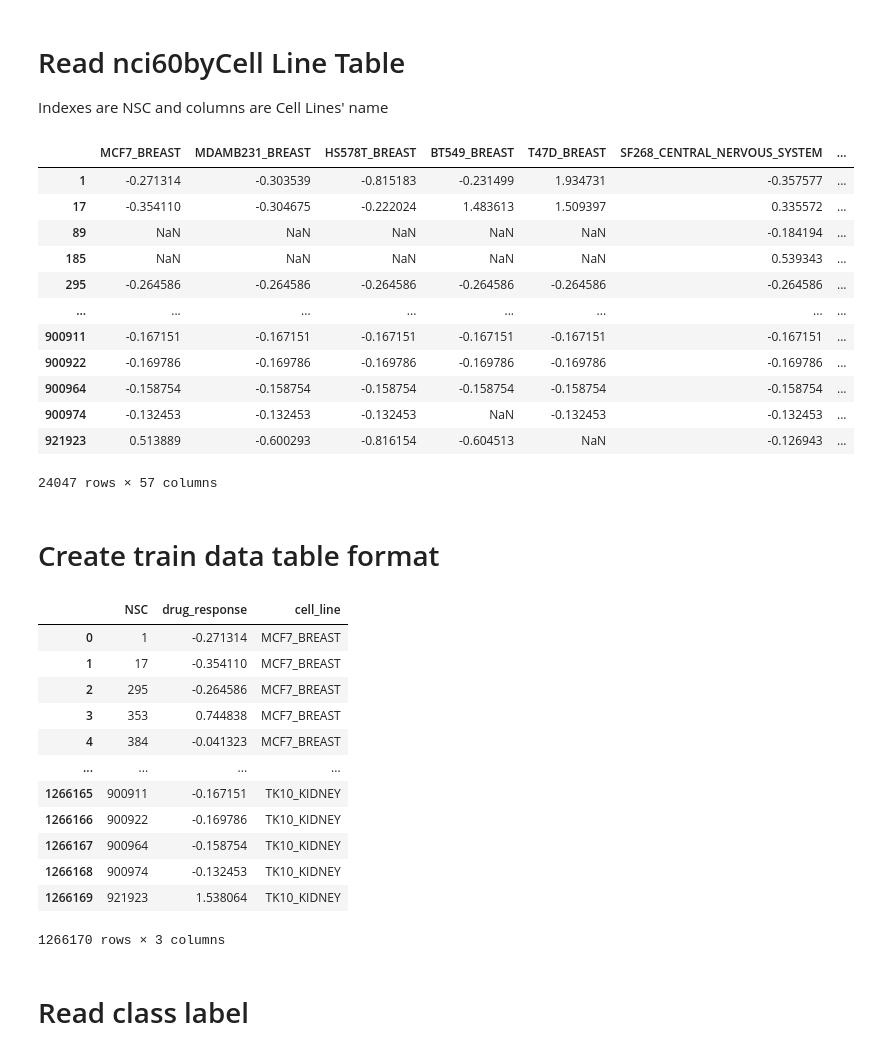
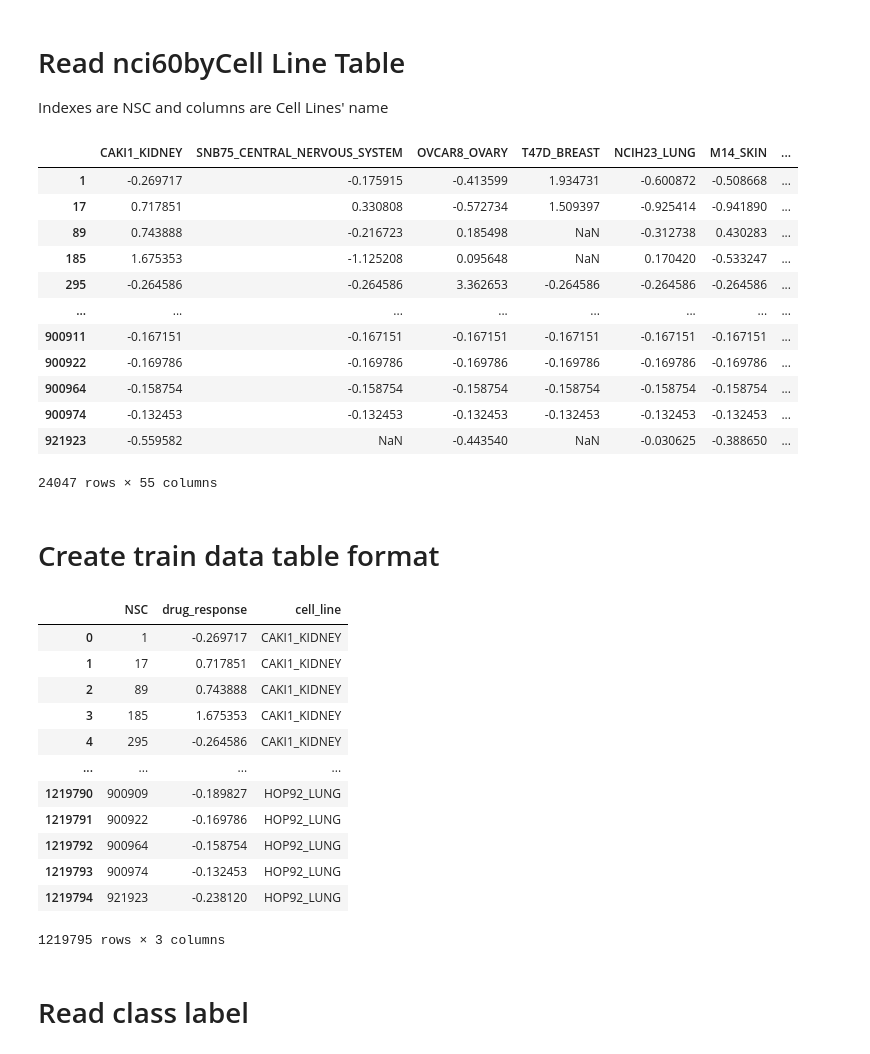
Before and after one commit to cannin/graph_neural_network_drug_response, a Jupyter notebook: notebook/get_data_with_class_label.ipynb, the cells around one changed output. Saved outputs shown, nothing was run; the diff lists cells and outputs as text; code cells hidden in the pictures.

Commit message:
update data extraction

```diff
--- a/notebook/get_data_with_class_label.ipynb
+++ b/notebook/get_data_with_class_label.ipynb
@@ -10,22 +10,24 @@ from joblib import Parallel, delayed
 # Read nci60byCell Line Table
  Indexes are NSC and columns are Cell Lines' name
 # %%
-nci60Act = pd.read_csv('../data/nci60Act_ccle.csv', index_col=0)
+nci60Act = pd.read_csv("../data/nci60Act_ccle.csv", index_col=0)
+cell2ind = list(pd.read_table("../DrugCell/data/cell2ind.txt", header=None)[1])
+nci60Act = nci60Act[list(set(cell2ind) & set(nci60Act.columns))]
 nci60Act
 # %% [output]
-|  | MCF7_BREAST | MDAMB231_BREAST | HS578T_BREAST | BT549_BREAST | T47D_BREAST | SF268_CENTRAL_NERVOUS_SYSTEM | ... |
-| 1 | -0.271314 | -0.303539 | -0.815183 | -0.231499 | 1.934731 | -0.357577 | ... |
-| 17 | -0.354110 | -0.304675 | -0.222024 | 1.483613 | 1.509397 | 0.335572 | ... |
-| 89 | NaN | NaN | NaN | NaN | NaN | -0.184194 | ... |
-| 185 | NaN | NaN | NaN | NaN | NaN | 0.539343 | ... |
-| 295 | -0.264586 | -0.264586 | -0.264586 | -0.264586 | -0.264586 | -0.264586 | ... |
+|  | CAKI1_KIDNEY | SNB75_CENTRAL_NERVOUS_SYSTEM | OVCAR8_OVARY | T47D_BREAST | NCIH23_LUNG | M14_SKIN | ... |
+| 1 | -0.269717 | -0.175915 | -0.413599 | 1.934731 | -0.600872 | -0.508668 | ... |
+| 17 | 0.717851 | 0.330808 | -0.572734 | 1.509397 | -0.925414 | -0.941890 | ... |
+| 89 | 0.743888 | -0.216723 | 0.185498 | NaN | -0.312738 | 0.430283 | ... |
+| 185 | 1.675353 | -1.125208 | 0.095648 | NaN | 0.170420 | -0.533247 | ... |
+| 295 | -0.264586 | -0.264586 | 3.362653 | -0.264586 | -0.264586 | -0.264586 | ... |
 | ... | ... | ... | ... | ... | ... | ... | ... |
 | 900911 | -0.167151 | -0.167151 | -0.167151 | -0.167151 | -0.167151 | -0.167151 | ... |
 | 900922 | -0.169786 | -0.169786 | -0.169786 | -0.169786 | -0.169786 | -0.169786 | ... |
 | 900964 | -0.158754 | -0.158754 | -0.158754 | -0.158754 | -0.158754 | -0.158754 | ... |
-| 900974 | -0.132453 | -0.132453 | -0.132453 | NaN | -0.132453 | -0.132453 | ... |
-| 921923 | 0.513889 | -0.600293 | -0.816154 | -0.604513 | NaN | -0.126943 | ... |
+| 900974 | -0.132453 | -0.132453 | -0.132453 | -0.132453 | -0.132453 | -0.132453 | ... |
+| 921923 | -0.559582 | NaN | -0.443540 | NaN | -0.030625 | -0.388650 | ... |
-24047 rows × 57 columns
+24047 rows × 55 columns
 # %% [markdown]
 # Create train data table format
 # %%
@@ -43,18 +45,18 @@ base = base.reset_index(drop=True)
 base
 # %% [output]
 |  | NSC | drug_response | cell_line |
-| 0 | 1 | -0.271314 | MCF7_BREAST |
-| 1 | 17 | -0.354110 | MCF7_BREAST |
-| 2 | 295 | -0.264586 | MCF7_BREAST |
-| 3 | 353 | 0.744838 | MCF7_BREAST |
-| 4 | 384 | -0.041323 | MCF7_BREAST |
+| 0 | 1 | -0.269717 | CAKI1_KIDNEY |
+| 1 | 17 | 0.717851 | CAKI1_KIDNEY |
+| 2 | 89 | 0.743888 | CAKI1_KIDNEY |
+| 3 | 185 | 1.675353 | CAKI1_KIDNEY |
+| 4 | 295 | -0.264586 | CAKI1_KIDNEY |
 | ... | ... | ... | ... |
-| 1266165 | 900911 | -0.167151 | TK10_KIDNEY |
-| 1266166 | 900922 | -0.169786 | TK10_KIDNEY |
-| 1266167 | 900964 | -0.158754 | TK10_KIDNEY |
-| 1266168 | 900974 | -0.132453 | TK10_KIDNEY |
-| 1266169 | 921923 | 1.538064 | TK10_KIDNEY |
+| 1219790 | 900909 | -0.189827 | HOP92_LUNG |
+| 1219791 | 900922 | -0.169786 | HOP92_LUNG |
+| 1219792 | 900964 | -0.158754 | HOP92_LUNG |
+| 1219793 | 900974 | -0.132453 | HOP92_LUNG |
+| 1219794 | 921923 | -0.238120 | HOP92_LUNG |
-1266170 rows × 3 columns
+1219795 rows × 3 columns
 # %% [markdown]
 # Read class label
 # %%
```
Also changed, not shown: parts of 18 cells of this notebook.
